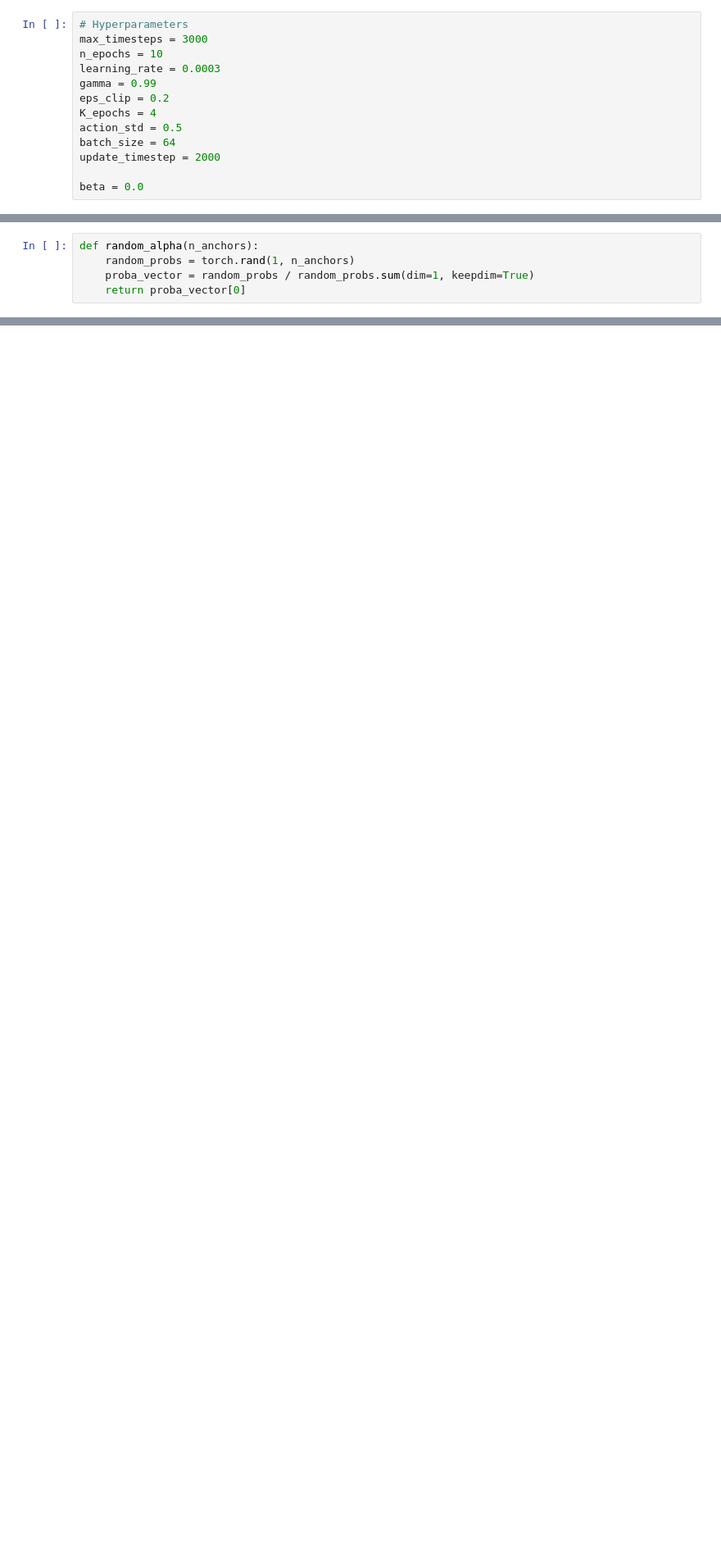
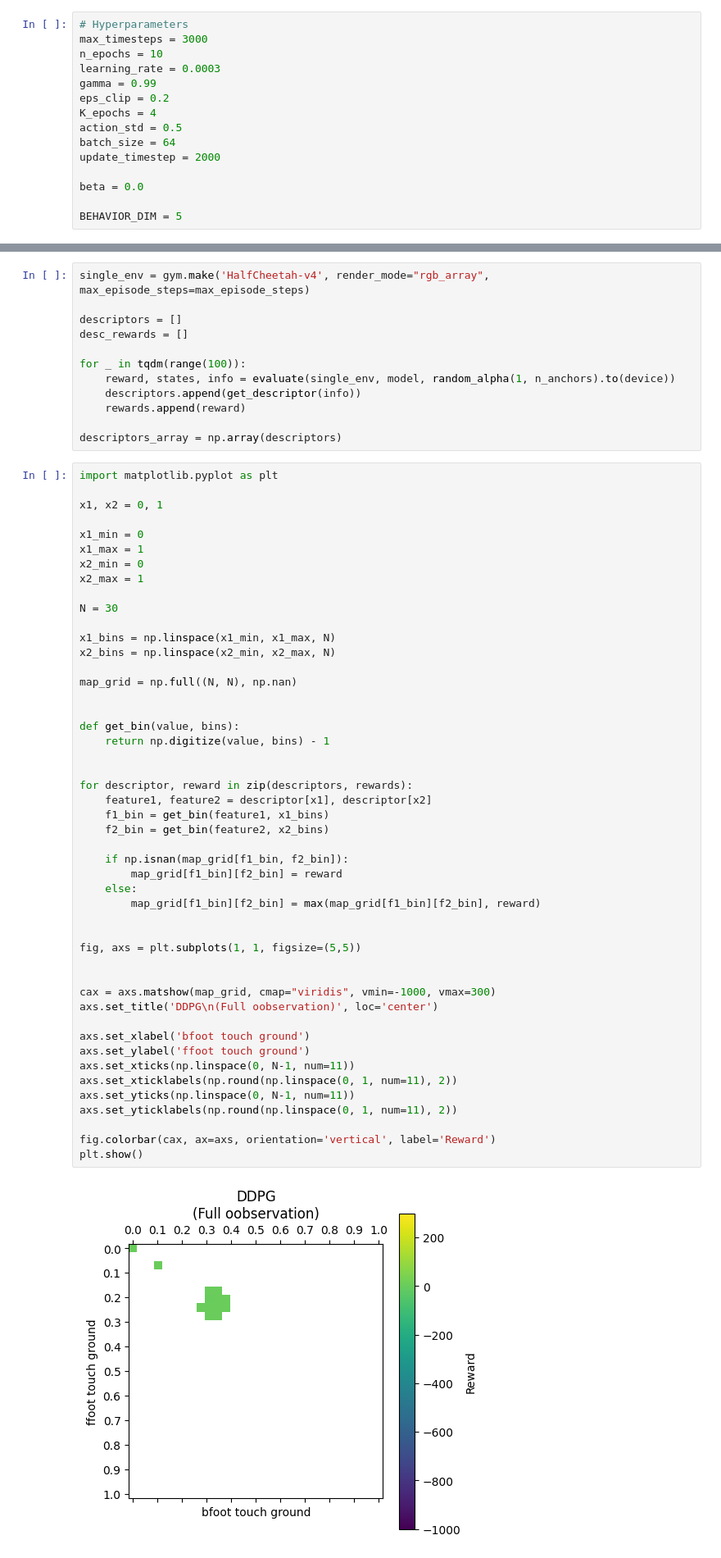
Before and after one commit to TheSun00000/QD-RL-Subspace, a Jupyter notebook: halfcheetah.ipynb, the cells around one changed output, grey strips where cells are left out. Shown: that part at 82% size. Drawn from its saved outputs; the diff is of its cells as text; blank space fills up the shorter version.

```diff
--- a/halfcheetah.ipynb
+++ b/halfcheetah.ipynb
@@ -35,6 +37,8 @@ batch_size = 64
 update_timestep = 2000
 
 beta = 0.0
+
+BEHAVIOR_DIM = 5
 # %%
 def compute_gae(done, rewards, values, next_values, gamma=0.99, lambda_=0.95):
     assert len(values) == len(next_values) == len(rewards) == len(done)
@@ -299,6 +595 @@ def get_reward_from_trajectory(trajectory):
-# %%
-def random_alpha(n_anchors):
-    random_probs = torch.rand(1, n_anchors)
-    proba_vector = random_probs / random_probs.sum(dim=1, keepdim=True)
-    return proba_vector[0]
 # %%
@@ -356,3 +740,65 @@ KeyboardInterrupt:
+# %%
+single_env = gym.make('HalfCheetah-v4', render_mode="rgb_array", max_episode_steps=max_episode_steps)
+
+descriptors = []
+desc_rewards = []
+
+for _ in tqdm(range(100)):
+    reward, states, info = evaluate(single_env, model, random_alpha(1, n_anchors).to(device))
+    descriptors.append(get_descriptor(info))
+    rewards.append(reward)
+
+descriptors_array = np.array(descriptors)
+# %%
+import matplotlib.pyplot as plt
+
+x1, x2 = 0, 1
+
+x1_min = 0
+x1_max = 1
+x2_min = 0
+x2_max = 1
+
+N = 30
+
+x1_bins = np.linspace(x1_min, x1_max, N)
+x2_bins = np.linspace(x2_min, x2_max, N)
+
+map_grid = np.full((N, N), np.nan)
+
+
+def get_bin(value, bins):
+    return np.digitize(value, bins) - 1
+
+
+for descriptor, reward in zip(descriptors, rewards):
+    feature1, feature2 = descriptor[x1], descriptor[x2]
+    f1_bin = get_bin(feature1, x1_bins)
+    f2_bin = get_bin(feature2, x2_bins)
+
+    if np.isnan(map_grid[f1_bin, f2_bin]):
+        map_grid[f1_bin][f2_bin] = reward
+    else:
+        map_grid[f1_bin][f2_bin] = max(map_grid[f1_bin][f2_bin], reward)
+
+
+fig, axs = plt.subplots(1, 1, figsize=(5,5))
+
+
+cax = axs.matshow(map_grid, cmap="viridis", vmin=-1000, vmax=300)
+axs.set_title('DDPG\n(Full oobservation)', loc='center')
+
+axs.set_xlabel('bfoot touch ground')
+axs.set_ylabel('ffoot touch ground')
+axs.set_xticks(np.linspace(0, N-1, num=11))
+axs.set_xticklabels(np.round(np.linspace(0, 1, num=11), 2))
+axs.set_yticks(np.linspace(0, N-1, num=11))
+axs.set_yticklabels(np.round(np.linspace(0, 1, num=11), 2))
+
+fig.colorbar(cax, ax=axs, orientation='vertical', label='Reward')
+plt.show()
+# %% [output]
+[figure, added]
 # %%
 model = ActorCriticContinuous(
     1,
```
Also changed, not shown: parts of 29 cells of this notebook, 12 other files.
